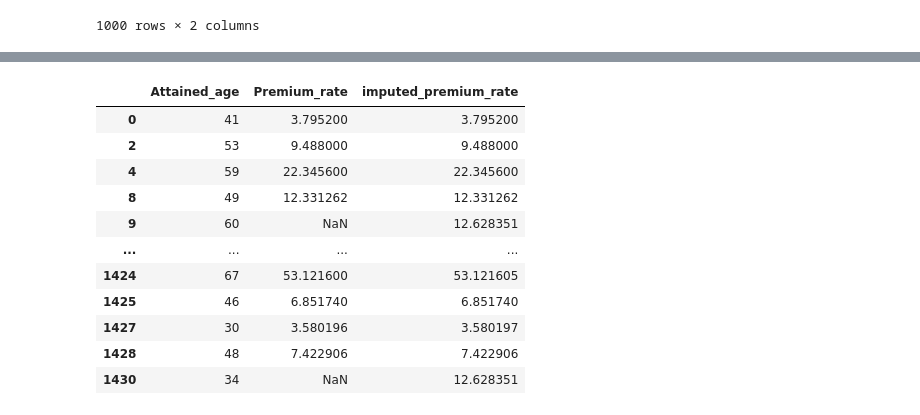
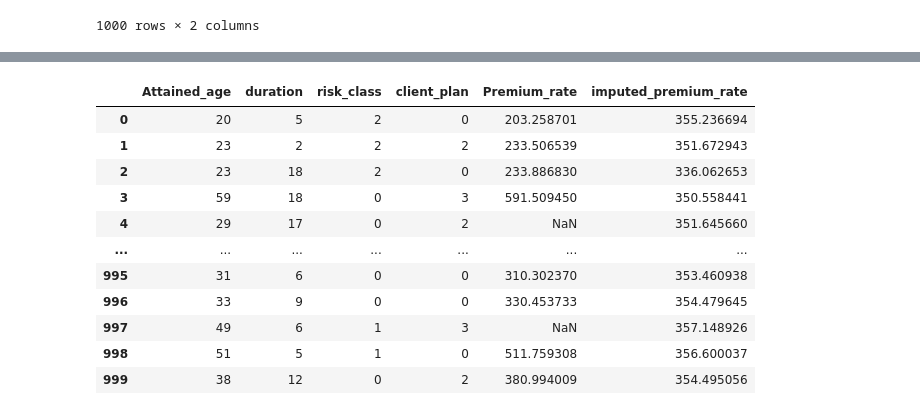
Before and after one commit to Dhaneshkp/DesktopAssistant, a Jupyter notebook: TensorFlow_GAN.ipynb, the cells around one changed output, grey strips where cells are left out. Drawn from its saved outputs; the diff is of its cells as text; code cells hidden in the pictures.

```diff
--- a/TensorFlow_GAN.ipynb
+++ b/TensorFlow_GAN.ipynb
@@ -43,7 +43,7 @@ import numpy as np
 import pandas as pd
 from sklearn.preprocessing import StandardScaler
 from sklearn.linear_model import LinearRegression
-!pip install pytorch-ignite
+#!pip install pytorch-ignite
 from ignite.engine import Engine, Events
 from ignite.metrics import MeanSquaredError
 from sklearn.preprocessing import PolynomialFeatures
@@ -59,24 +59,24 @@ def generate_data(num_samples=1000):
     duration = np.random.randint(1, 20, size=num_samples)
     risk_class = np.random.randint(0, 3, size=num_samples)
     client_plan = np.random.randint(0, 4, size=num_samples)
-    premium_rate = age * 0.1 + duration * 0.05 + risk_class * 1.5 + client_plan * 0.2 + np.random.normal(0, 1, size=num_samples)
+    premium_rate = age * 10 + duration * 0.05 + risk_class * 1.5 + client_plan * 0.2 + np.random.normal(0, 1, size=num_samples)/100
 
     data = pd.DataFrame({
-        'age': age,
+        'Attained_age': age,
         'duration': duration,
         'risk_class': risk_class,
         'client_plan': client_plan,
-        'premium_rate': premium_rate
+        'Premium_rate': premium_rate
     })
 
     # Introduce random missing values in premium_rate
     missing_indices = np.random.choice(num_samples, size=int(0.1 * num_samples), replace=False)
-    data.loc[missing_indices, 'premium_rate'] = np.nan
+    data.loc[missing_indices, 'Premium_rate'] = np.nan
 
     return data
 
 # Data Preparation
-data = test_data
+data = generate_data()
 features = data[['Attained_age']].values
 premium_rates = data['Premium_rate'].values
 
@@ -98,21 +98,21 @@ mask = torch.tensor(mask, dtype=torch.float32).unsqueeze(1)
 
 # Train a simple linear regression model
 poly = PolynomialFeatures(degree=2)
-features_poly = poly.fit_transform(features[mask.squeeze().bool()])
+features_poly = features[mask.squeeze().bool()]#poly.fit_transform(features[mask.squeeze().bool()])
 lin_reg = LinearRegression()
 lin_reg.fit(features_poly, premium_rates[mask.squeeze().bool()])
-lin_reg_predictions = lin_reg.predict(poly.fit_transform(features))
-
+lin_reg_predictions = lin_reg.predict(features)#poly.fit_transform(features))
+#print(scaler_y.inverse_transform(lin_reg_predictions))
 class Generator(nn.Module):
     def __init__(self, feature_dim, target_dim):
         super(Generator, self).__init__()
         self.fc = nn.Sequential(
-            nn.Linear(feature_dim + target_dim, 256),  # Increased neurons
+            nn.Linear(feature_dim + target_dim, 64),  # Increased neurons
             nn.LeakyReLU(0.2),  # LeakyReLU activation
-            nn.Linear(256, 128),
-            nn.LeakyReLU(0.2),
-            nn.Linear(128, target_dim),
-            nn.ReLU()  # Ensure non-negative outputs
+            #nn.Linear(256, 128),
+            #nn.LeakyReLU(0.2),
+            nn.Linear(64, target_dim),
+            #nn.ReLU()  # Ensure non-negative outputs
         )
 
     def forward(self, x, noise):
@@ -124,12 +124,12 @@ class Discriminator(nn.Module):
         super(Discriminator, self).__init__()
         self.linear = nn.Linear(feature_dim, target_dim)  # Linear regression layer
         self.fc = nn.Sequential(
-            nn.Linear(feature_dim + target_dim + target_dim, 256),
+            nn.Linear(feature_dim + target_dim + target_dim, 64),
             nn.LeakyReLU(0.2),
-            nn.Linear(256, 128),
-            nn.LeakyReLU(0.2),
-            nn.Linear(128, 64),  # Additional layer
-            nn.LeakyReLU(0.2),
+            #nn.Linear(256, 128),
+            #nn.LeakyReLU(0.2),
+            #nn.Linear(128, 64),  # Additional layer
+            #nn.LeakyReLU(0.2),
             nn.Linear(64, 1)
         )
 
@@ -145,8 +145,8 @@ generator = Generator(feature_dim, target_dim)
 discriminator = Discriminator(feature_dim, target_dim)
 
 # Optimizers
-g_optimizer = optim.Adam(generator.parameters(), lr=0.02, betas=(0.5, 0.999))  # Increased
-d_optimizer = optim.Adam(discriminator.parameters(), lr=0.005, betas=(0.5, 0.999))
+g_optimizer = optim.Adam(generator.parameters(), lr=0.21, betas=(0.5, 0.999))  # Increased
+d_optimizer = optim.Adam(discriminator.parameters(), lr=0.21, betas=(0.5, 0.999))
 
 # Loss functions
 reconstruction_loss = nn.MSELoss()
@@ -174,12 +174,12 @@ def compute_gradient_penalty(discriminator, real_samples, fake_samples, real_fea
     return gradient_penalty
 
 weights = torch.ones_like(premium_rates)
-weights[~mask.squeeze().bool()] = 100.0  # Adjust weight as needed
+weights[~mask.squeeze().bool()] = 1  # Adjust weight as needed
 # Training loop
 num_epochs = 1000
-batch_size = 64
+batch_size = 1000
 lambda_gp = 10  # Gradient penalty coefficient
-critic_iterations = 10  # Number of discriminator updates per generator update
+critic_iterations = 25  # Number of discriminator updates per generator update
 
 for epoch in range(num_epochs):
     for _ in range(critic_iterations):
@@ -192,9 +192,10 @@ for epoch in range(num_epochs):
         real_premium_rates = premium_rates[batch_indices]
         batch_mask = mask[batch_indices]
         lin_reg_preds = torch.tensor(lin_reg_predictions[batch_indices], dtype=torch.float32).unsqueeze(1)
-
+        #if epoch == 500 or epoch == 990:
+        #    print(lin_reg_predictions)
         # Generate fake targets using the generator
-        lin_reg_preds_tensor = torch.tensor(lin_reg.predict(poly.fit_transform(real_features)), dtype=torch.float32)
+        lin_reg_preds_tensor = torch.tensor(lin_reg.predict(real_features), dtype=torch.float32)#lin_reg.predict(poly.fit_transform(real_features)), dtype=torch.float32)
         combined_input = lin_reg_preds_tensor + noise
         fake_premium_rates = generator(real_features, combined_input)
 
@@ -218,8 +219,8 @@ for epoch in range(num_epochs):
     g_optimizer.zero_grad()
 
     noise = torch.randn(batch_size, target_dim)
-    lin_reg_preds_tensor = torch.tensor(lin_reg.predict(poly.fit_transform(real_features)), dtype=torch.float32)
-    combined_input = lin_reg_preds_tensor + noise
+    lin_reg_preds_tensor = torch.tensor(lin_reg.predict(real_features), dtype=torch.float32)#poly.fit_transform(real_features)), dtype=torch.float32)
+    combined_input =  lin_reg_preds_tensor + noise
     fake_premium_rates = generator(real_features, combined_input)
     combined_premium_rates = batch_mask * real_premium_rates + (1 - batch_mask) * fake_premium_rates
     #lin_reg_preds=batch_mask * real_premium_rates+(1 - batch_mask) * lin_reg_preds
@@ -236,10 +237,10 @@ for epoch in range(num_epochs):
 
 # Use the trained generator for imputation
 noise = torch.randn(len(features), target_dim)
-lin_reg_preds_tensor = torch.tensor(lin_reg.predict(poly.fit_transform(features)), dtype=torch.float32)
+lin_reg_preds_tensor = torch.tensor(lin_reg.predict(features), dtype=torch.float32)
 combined_input = lin_reg_preds_tensor + noise
 imputed_premium_rates = generator(features, combined_input).detach().numpy()
-imputed_premium_rates = mask.numpy() * premium_rates.numpy() + (1 - mask.numpy()) * imputed_premium_rates
+#imputed_premium_rates = mask.numpy() * premium_rates.numpy() + (1 - mask.numpy()) * imputed_premium_rates
 
 # Denormalize the imputed values
 imputed_premium_rates = scaler_y.inverse_transform(imputed_premium_rates)
@@ -268,12 +262,12 @@ Epoch [900/1000], d_loss: 0.0018241071375086904, g_loss: 18.963430404663086
-|  | Attained_age | Premium_rate | imputed_premium_rate |
-| 0 | 41 | 3.795200 | 3.795200 |
-| 2 | 53 | 9.488000 | 9.488000 |
-| 4 | 59 | 22.345600 | 22.345600 |
-| 8 | 49 | 12.331262 | 12.331262 |
-| 9 | 60 | NaN | 12.628351 |
-| ... | ... | ... | ... |
-| 1424 | 67 | 53.121600 | 53.121605 |
-| 1425 | 46 | 6.851740 | 6.851740 |
-| 1427 | 30 | 3.580196 | 3.580197 |
-| 1428 | 48 | 7.422906 | 7.422906 |
-| 1430 | 34 | NaN | 12.628351 |
+|  | Attained_age | duration | risk_class | client_plan | Premium_rate | imputed_premium_rate |
+| 0 | 20 | 5 | 2 | 0 | 203.258701 | 355.236694 |
+| 1 | 23 | 2 | 2 | 2 | 233.506539 | 351.672943 |
+| 2 | 23 | 18 | 2 | 0 | 233.886830 | 336.062653 |
+| 3 | 59 | 18 | 0 | 3 | 591.509450 | 350.558441 |
+| 4 | 29 | 17 | 0 | 2 | NaN | 351.645660 |
+| ... | ... | ... | ... | ... | ... | ... |
+| 995 | 31 | 6 | 0 | 0 | 310.302370 | 353.460938 |
+| 996 | 33 | 9 | 0 | 0 | 330.453733 | 354.479645 |
+| 997 | 49 | 6 | 1 | 3 | NaN | 357.148926 |
+| 998 | 51 | 5 | 1 | 0 | 511.759308 | 356.600037 |
+| 999 | 38 | 12 | 0 | 2 | 380.994009 | 354.495056 |
```
Also changed, not shown: parts of 3 cells of this notebook, 3 other files.
